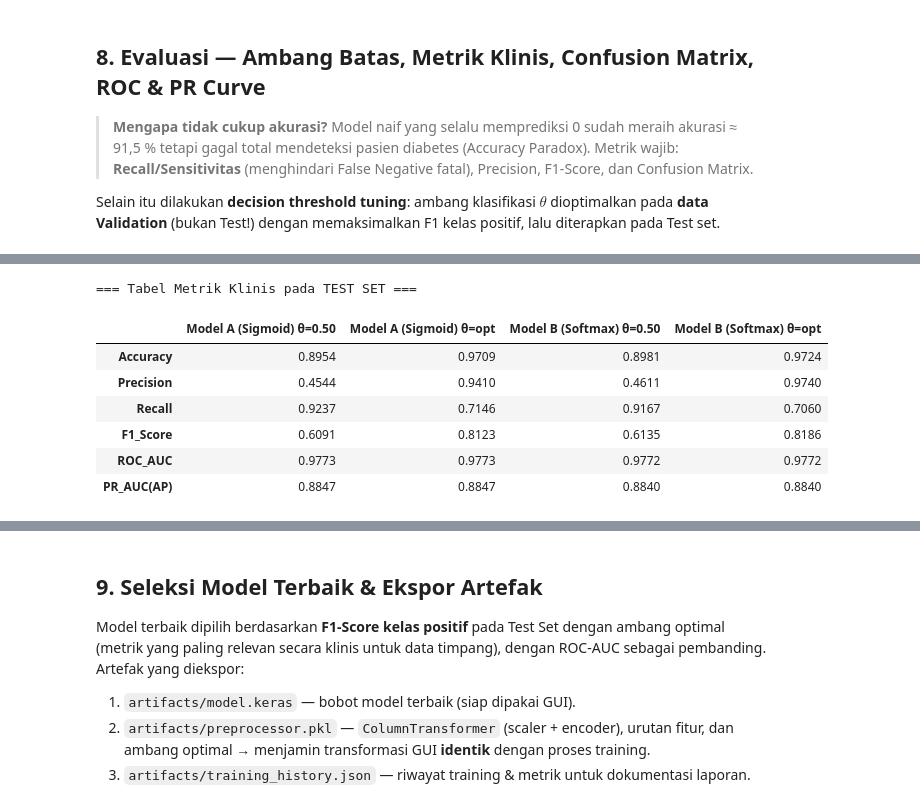
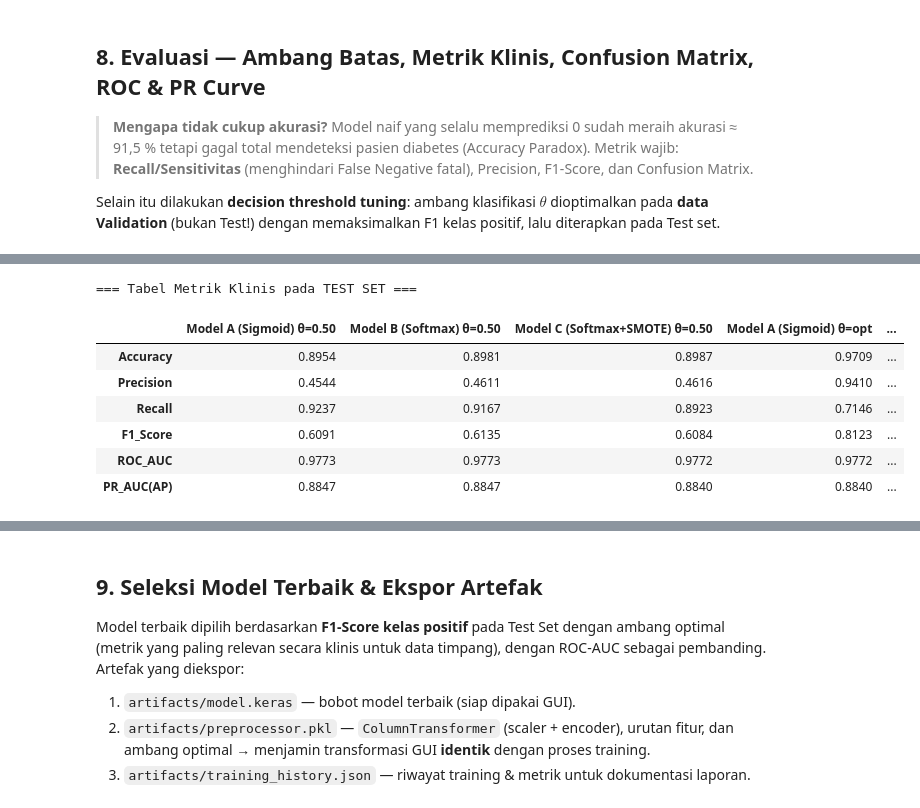
Before and after one commit to zahran-rzq/DSEC_Diabetes_Prediction_Project, a Jupyter notebook: src/diabetes_model_development.ipynb, the cells around one changed output, grey strips where cells are left out. Drawn from its saved outputs; the diff is of its cells as text; code cells hidden in the pictures.

```diff
--- a/src/diabetes_model_development.ipynb
+++ b/src/diabetes_model_development.ipynb
@@ -498,0 +515,15 @@ Restoring model weights from the end of the best epoch: 52.
+# %%
+from imblearn.over_sampling import SMOTENC
+
+# Indeks kolom kategorik pada X (dipakai SMOTENC agar kategori disintesis dengan benar)
+cat_idx = [X.columns.get_loc(c) for c in CAT_FEATURES]
+
+smotenc = SMOTENC(categorical_features=cat_idx, random_state=SEED, k_neighbors=5)
+X_train_sm, y_train_sm = smotenc.fit_resample(X_train, y_train)   # HANYA train!
+
+print(f'Sebelum SMOTE : {len(X_train):>7,} sampel  (positif {int(y_train.sum()):,})')
+print(f'Setelah SMOTE : {len(X_train_sm):>7,} sampel  (positif {int(y_train_sm.sum()):,})')
+
+# Transformasi dengan preprocessor yang SUDAH di-fit pada train asli (tanpa fit ulang!)
+X_train_sm_pp = preprocessor.transform(X_train_sm)
+y_train_sm_oh = tf.keras.utils.to_categorical(y_train_sm.to_numpy(), num_classes=2)
@@ -565,31 +646,29 @@ plt.show()
-# %%
-# ===== Evaluasi final pada TEST SET (tidak pernah tersentuh saat tuning) =====
-proba_test_a = prob_positive(model_a, X_test_pp, 'sigmoid')
-proba_test_b = prob_positive(model_b, X_test_pp, 'softmax')
-
-eval_test = pd.DataFrame({
-    'Model A (Sigmoid) θ=0.50' : evaluate(y_test_np, proba_test_a, 0.50),
-    'Model A (Sigmoid) θ=opt'  : evaluate(y_test_np, proba_test_a, thr_a),
-    'Model B (Softmax) θ=0.50' : evaluate(y_test_np, proba_test_b, 0.50),
-    'Model B (Softmax) θ=opt'  : evaluate(y_test_np, proba_test_b, thr_b),
-}).round(4)
-
-auc_a  = roc_auc_score(y_test_np, proba_test_a)
-auc_b  = roc_auc_score(y_test_np, proba_test_b)
-ap_a   = average_precision_score(y_test_np, proba_test_a)
-ap_b   = average_precision_score(y_test_np, proba_test_b)
-eval_test.loc['ROC_AUC']   = [round(auc_a, 4), round(auc_a, 4), round(auc_b, 4), round(auc_b, 4)]
-eval_test.loc['PR_AUC(AP)'] = [round(ap_a, 4), round(ap_a, 4), round(ap_b, 4), round(ap_b, 4)]
-
-print('=== Tabel Metrik Klinis pada TEST SET ===')
-eval_test
-# %% [output]
-=== Tabel Metrik Klinis pada TEST SET ===
-|  | Model A (Sigmoid) θ=0.50 | Model A (Sigmoid) θ=opt | Model B (Softmax) θ=0.50 | Model B (Softmax) θ=opt |
-| Accuracy | 0.8954 | 0.9709 | 0.8981 | 0.9724 |
-| Precision | 0.4544 | 0.9410 | 0.4611 | 0.9740 |
-| Recall | 0.9237 | 0.7146 | 0.9167 | 0.7060 |
-| F1_Score | 0.6091 | 0.8123 | 0.6135 | 0.8186 |
-| ROC_AUC | 0.9773 | 0.9773 | 0.9772 | 0.9772 |
-| PR_AUC(AP) | 0.8847 | 0.8847 | 0.8840 | 0.8840 |
+# %%
+# ===== Evaluasi final pada TEST SET (tidak pernah tersentuh saat tuning) =====
+cols = []
+for name in MODELS:
+    cols += [f'{name} θ=0.50', f'{name} θ=opt']
+eval_test = pd.DataFrame(
+    {f'{name} θ=0.50': evaluate(y_test_np, proba_test[name], 0.50) for name in MODELS} |
+    {f'{name} θ=opt' : evaluate(y_test_np, proba_test[name], thr[name]) for name in MODELS}
+).round(4)
+
+auc, ap = {}, {}
+for name in MODELS:
+    auc[name] = roc_auc_score(y_test_np, proba_test[name])
+    ap[name]  = average_precision_score(y_test_np, proba_test[name])
+eval_test.loc['ROC_AUC']    = [v for name in MODELS for v in (auc[name], auc[name])]
+eval_test.loc['PR_AUC(AP)'] = [v for name in MODELS for v in (ap[name], ap[name])]
+
+print('=== Tabel Metrik Klinis pada TEST SET ===')
+eval_test.round(4)
+# %% [output]
+=== Tabel Metrik Klinis pada TEST SET ===
+|  | Model A (Sigmoid) θ=0.50 | Model B (Softmax) θ=0.50 | Model C (Softmax+SMOTE) θ=0.50 | Model A (Sigmoid) θ=opt | ... |
+| Accuracy | 0.8954 | 0.8981 | 0.8987 | 0.9709 | ... |
+| Precision | 0.4544 | 0.4611 | 0.4616 | 0.9410 | ... |
+| Recall | 0.9237 | 0.9167 | 0.8923 | 0.7146 | ... |
+| F1_Score | 0.6091 | 0.6135 | 0.6084 | 0.8123 | ... |
+| ROC_AUC | 0.9773 | 0.9773 | 0.9772 | 0.9772 | ... |
+| PR_AUC(AP) | 0.8847 | 0.8847 | 0.8840 | 0.8840 | ... |
 # %%
```
Also changed, not shown: parts of 19 cells of this notebook, 12 other files.
